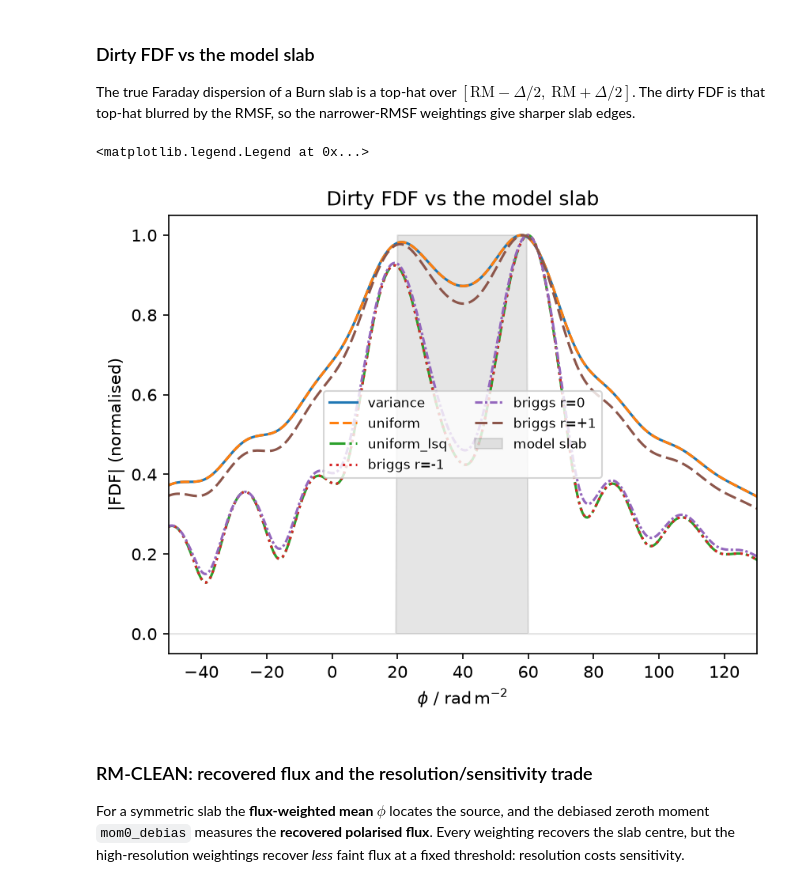
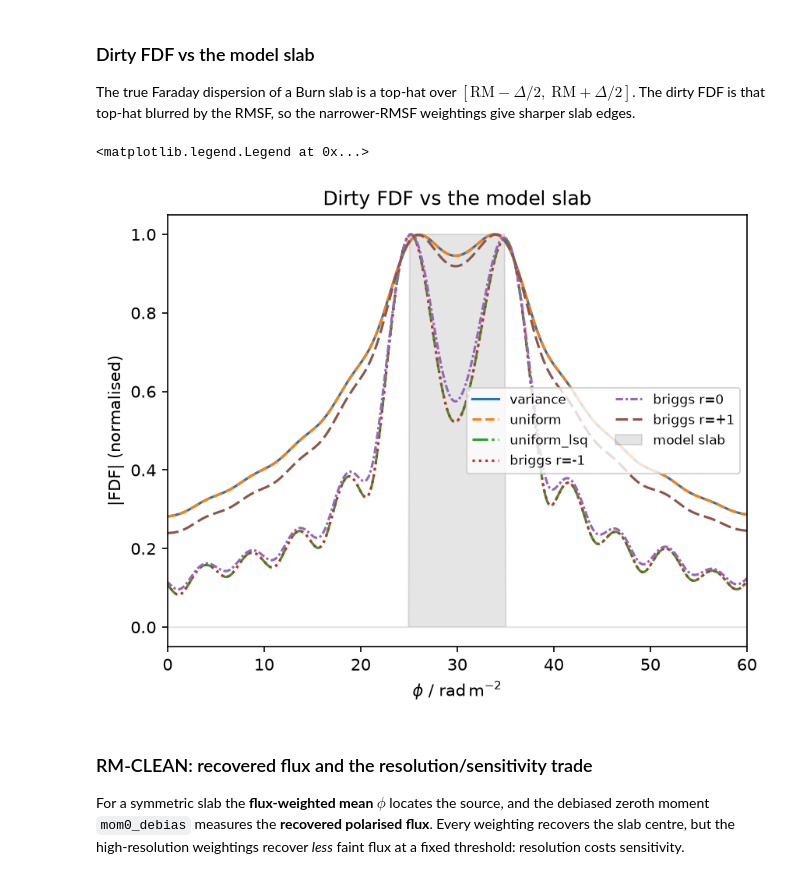
Before and after one commit to AlecThomson/rm-lite, a Jupyter notebook: docs/examples/weighting_1d.ipynb, the cells around one changed output. Cells and saved outputs as stored; diff of their text form; code cells hidden in the pictures.

```diff
--- a/docs/examples/weighting_1d.ipynb
+++ b/docs/examples/weighting_1d.ipynb
@@ -93,16 +92,11 @@ slab (thickness 40 rad/m$^2$) at 40 rad/m$^2$, add noise, and plot the data with
 the true model overlaid.
 # %%
-# RACS-all coverage: low/mid/high sub-bands with gaps between them.
-bw_low, bw_mid, bw_high = 288.0, 144.0, 288.0
-low = np.linspace(943.5 - bw_low / 2, 943.5 + bw_low / 2, 36)
-mid = np.linspace(1367.5 - bw_mid / 2, 1367.5 + bw_mid / 2, 9)
-high = np.linspace(1655.5 - bw_high / 2, 1655.5 + bw_high / 2, 9)
-# freq_hz = (np.concatenate([low, mid, high]) * u.MHz).to(u.Hz).value
-freq_hz = np.linspace(700, 1800, 100) * u.MHz.to(u.Hz)  # for testing
+# GMIMS DRAGONS
+freq_hz = (np.arange(350, 1030, 1) * u.MHz).to(u.Hz).value
 lambda_sq = freq_to_lambda2(freq_hz)
 
-rm_radm2 = 40.0
-delta_rm_radm2 = 40.0
+rm_radm2 = 30.0
+delta_rm_radm2 = 10.0
 frac_pol = 0.5
 psi0_deg = 10.0
 model_kw = {
@@ -252,7 +250,3 @@ weightings = {
 }
 with quiet_logs(logging.ERROR):
     results = {label: run_weighting(**kw) for label, kw in weightings.items()}
-
-for label, res in results.items():
-    w = res["weight"] / np.nansum(res["weight"])
-    print(f"{label}: {w}")
@@ -277,15 +253,4 @@ uniform: [0.01 0.01 0.01 0.01 0.01 0.01 0.01 0.01 0.01 0.01 0.01 0.01 0.01 0.01
 # %%
-weightings = {
-    "variance": {"weight_type": "variance"},
-    "uniform": {"weight_type": "uniform"},
-    "uniform_lsq": {"weight_type": "uniform_lsq"},
-    "briggs r=-1": {"weight_type": "briggs", "robust": -1.0},
-    "briggs r=0": {"weight_type": "briggs", "robust": 0.0},
-    "briggs r=+1": {"weight_type": "briggs", "robust": 1.0},
-}
-with quiet_logs(logging.ERROR):
-    results = {label: run_weighting(**kw) for label, kw in weightings.items()}
-
 # Weights vs lambda^2: uniform_lsq / low-robust up-weight the sparse large-lambda^2 end.
 fig, ax = plt.subplots()
 for (label, res), marker in zip(results.items(), MARKERS, strict=False):
@@ -351,21 +318,21 @@ blurred by the RMSF, so the narrower-RMSF weightings give sharper slab edges.
 # %%
 phi_ref = results["variance"]["phi"]
 model_tophat = (np.abs(phi_ref - rm_radm2) <= delta_rm_radm2 / 2).astype(float)
 
 fig, ax = plt.subplots()
 for (label, res), ls in zip(results.items(), LINE_STYLES, strict=False):
     ax.plot(res["phi"], res["fdf"] / res["fdf"].max(), ls=ls, label=label)
 ax.fill_between(phi_ref, model_tophat, color="k", alpha=0.1, label="model slab")
 ax.set(
-    xlim=(-50, 130),
+    xlim=(0, 60),
     xlabel=rf"$\phi$ / {u.rad / u.m**2:latex_inline}",
     ylabel="|FDF| (normalised)",
     title="Dirty FDF vs the model slab",
 )
 ax.legend(ncol=2, fontsize="small")
 # %% [output]
 <matplotlib.legend.Legend at 0x...>
-[figure, old version]
+[figure, new version]
 # %% [markdown]
 ### RM-CLEAN: recovered flux and the resolution/sensitivity trade
 
```
Also changed, not shown: parts of 13 cells of this notebook.
